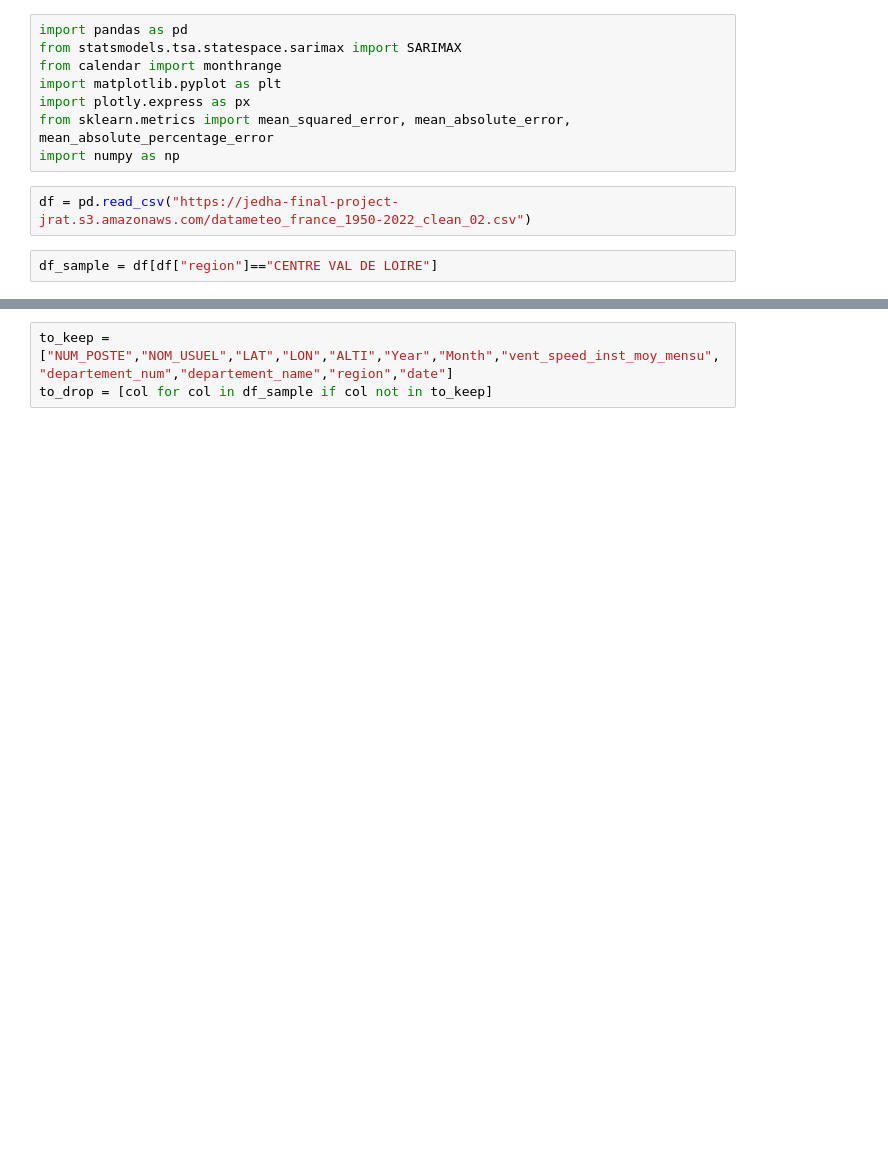
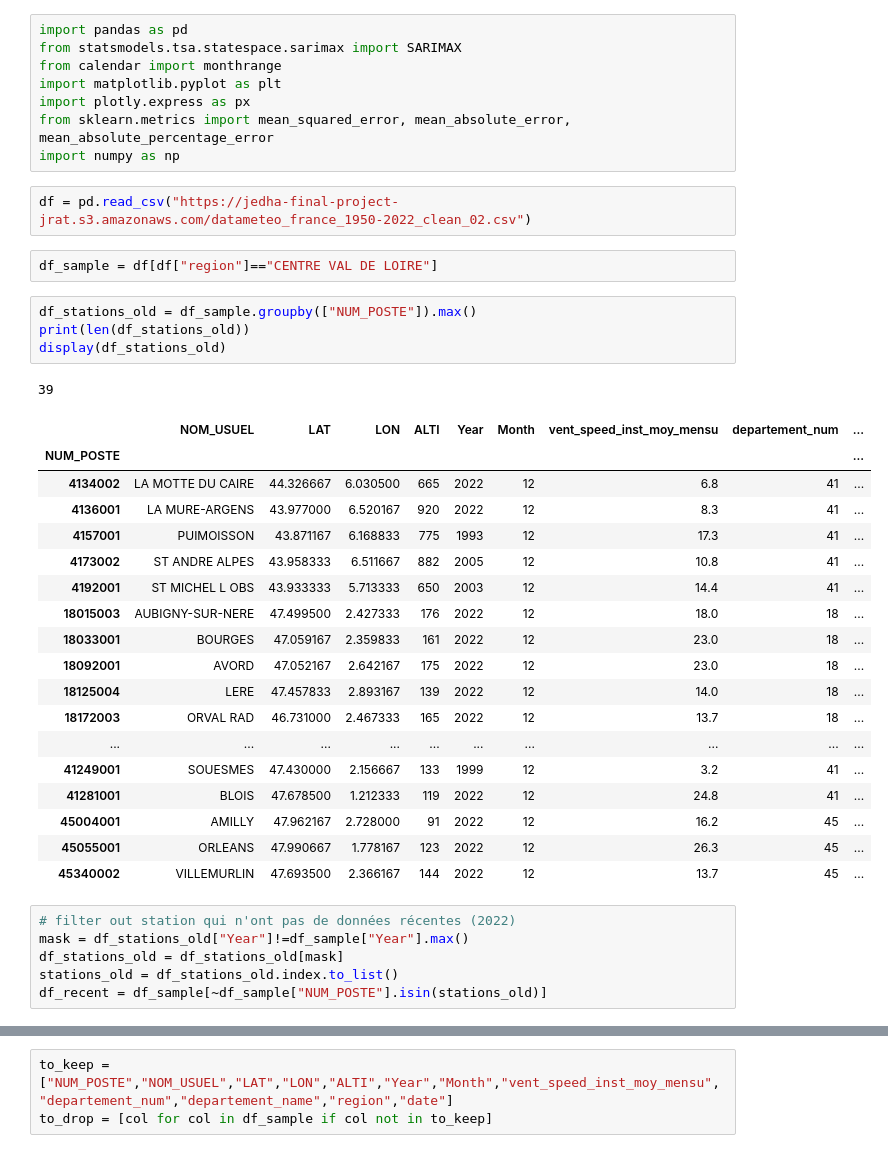
Before and after one commit to tristanGIANDO/jedha_final_project, a Jupyter notebook: jedha_final_project/modeles/baseline_region.ipynb, the cells around one changed output, grey strips where cells are left out. Cells and saved outputs as stored; diff of their text form; blank space fills up the shorter version.

```diff
--- a/jedha_final_project/modeles/baseline_region.ipynb
+++ b/jedha_final_project/modeles/baseline_region.ipynb
@@ -10,3 +10,33 @@ import numpy as np
 df = pd.read_csv("https://jedha-final-project-jrat.s3.amazonaws.com/datameteo_france_1950-2022_clean_02.csv")
 # %%
 df_sample = df[df["region"]=="CENTRE VAL DE LOIRE"]
+# %%
+df_stations_old = df_sample.groupby(["NUM_POSTE"]).max()
+print(len(df_stations_old))
+display(df_stations_old)
+# %% [output]
+39
+|  | NOM_USUEL | LAT | LON | ALTI | Year | Month | vent_speed_inst_moy_mensu | departement_num | ... |
+| NUM_POSTE |  |  |  |  |  |  |  |  | ... |
+| 4134002 | LA MOTTE DU CAIRE | 44.326667 | 6.030500 | 665 | 2022 | 12 | 6.8 | 41 | ... |
+| 4136001 | LA MURE-ARGENS | 43.977000 | 6.520167 | 920 | 2022 | 12 | 8.3 | 41 | ... |
+| 4157001 | PUIMOISSON | 43.871167 | 6.168833 | 775 | 1993 | 12 | 17.3 | 41 | ... |
+| 4173002 | ST ANDRE ALPES | 43.958333 | 6.511667 | 882 | 2005 | 12 | 10.8 | 41 | ... |
+| 4192001 | ST MICHEL L OBS | 43.933333 | 5.713333 | 650 | 2003 | 12 | 14.4 | 41 | ... |
+| 18015003 | AUBIGNY-SUR-NERE | 47.499500 | 2.427333 | 176 | 2022 | 12 | 18.0 | 18 | ... |
+| 18033001 | BOURGES | 47.059167 | 2.359833 | 161 | 2022 | 12 | 23.0 | 18 | ... |
+| 18092001 | AVORD | 47.052167 | 2.642167 | 175 | 2022 | 12 | 23.0 | 18 | ... |
+| 18125004 | LERE | 47.457833 | 2.893167 | 139 | 2022 | 12 | 14.0 | 18 | ... |
+| 18172003 | ORVAL RAD | 46.731000 | 2.467333 | 165 | 2022 | 12 | 13.7 | 18 | ... |
+| ... | ... | ... | ... | ... | ... | ... | ... | ... | ... |
+| 41249001 | SOUESMES | 47.430000 | 2.156667 | 133 | 1999 | 12 | 3.2 | 41 | ... |
+| 41281001 | BLOIS | 47.678500 | 1.212333 | 119 | 2022 | 12 | 24.8 | 41 | ... |
+| 45004001 | AMILLY | 47.962167 | 2.728000 | 91 | 2022 | 12 | 16.2 | 45 | ... |
+| 45055001 | ORLEANS | 47.990667 | 1.778167 | 123 | 2022 | 12 | 26.3 | 45 | ... |
+| 45340002 | VILLEMURLIN | 47.693500 | 2.366167 | 144 | 2022 | 12 | 13.7 | 45 | ... |
+# %%
+# filter out station qui n'ont pas de données récentes (2022)
+mask = df_stations_old["Year"]!=df_sample["Year"].max()
+df_stations_old = df_stations_old[mask]
+stations_old = df_stations_old.index.to_list()
+df_recent = df_sample[~df_sample["NUM_POSTE"].isin(stations_old)]
```
Also changed, not shown: parts of 14 cells of this notebook.
